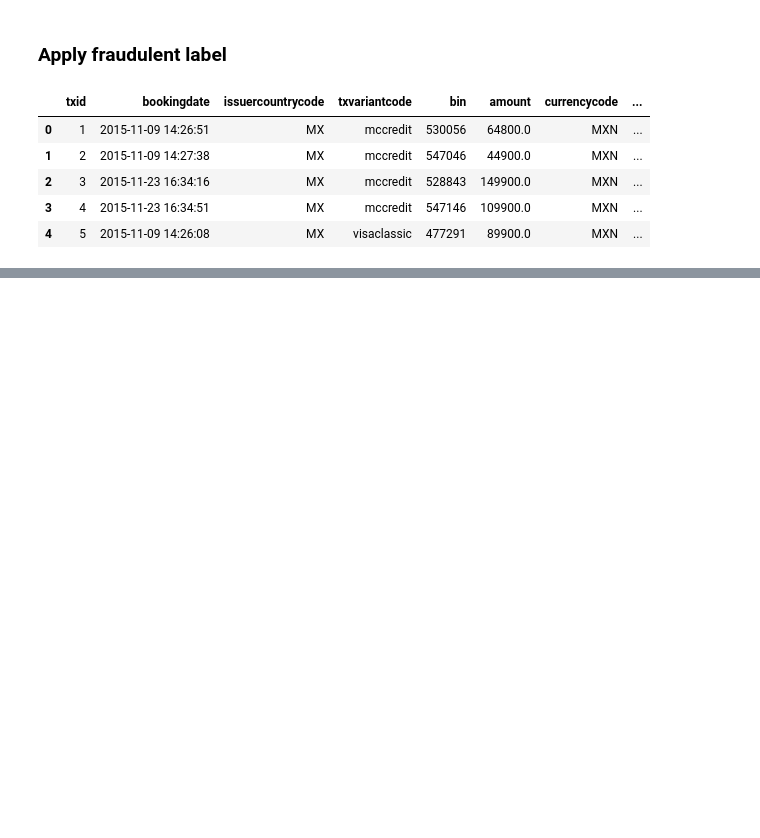
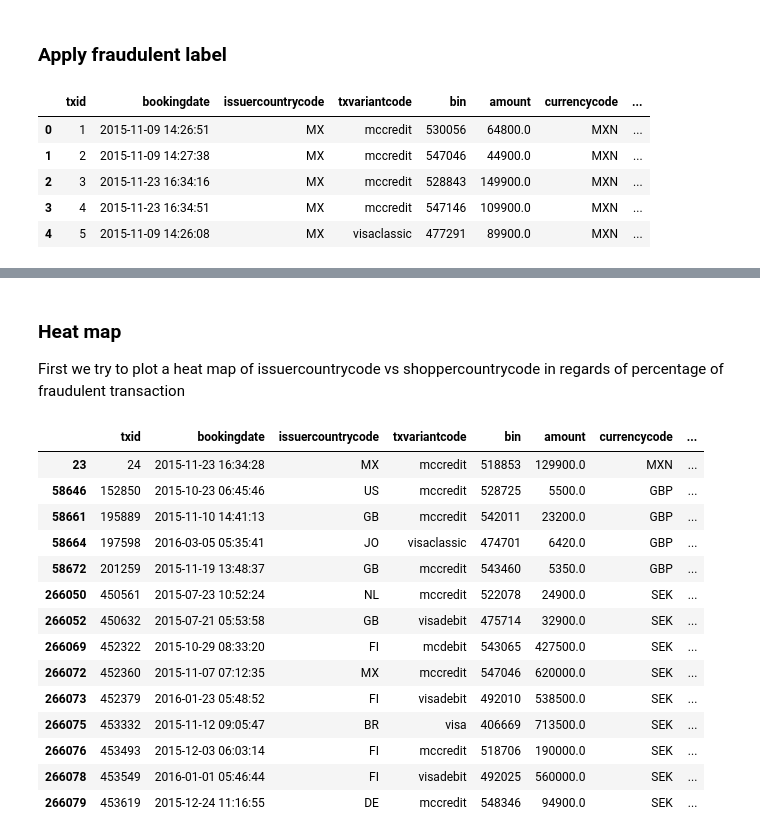
Before and after one commit to enreina/cs4035-lab, a Jupyter notebook: lab1/fraud_detection.ipynb, the cells around one changed output, grey strips where cells are left out. Cells and saved outputs as stored; diff of their text form; code cells hidden in the pictures; blank space fills up the shorter version.

```diff
--- a/lab1/fraud_detection.ipynb
+++ b/lab1/fraud_detection.ipynb
@@ -137,0 +139,6 @@ dtype: object
+# %%
+from currency_converter import CurrencyConverter
+
+currency_converter = CurrencyConverter()
+data_preproc['amount_euro'] = map(lambda x,y: currency_converter.convert(x,y, 'EUR'), data_preproc['amount'],data_preproc['currencycode'])
+data_preproc.head()
@@ -172,0 +195,22 @@ dtype: object
+# %% [markdown]
+### Heat map
+
+First we try to plot a heat map of issuercountrycode vs shoppercountrycode in regards of percentage of fraudulent transaction
+# %%
+data_preproc.loc[(data_preproc['issuercountrycode'] != data_preproc['shoppercountrycode']) & (data_preproc['is_fraud'] == 1)]
+# %% [output]
+|  | txid | bookingdate | issuercountrycode | txvariantcode | bin | amount | currencycode | ... |
+| 23 | 24 | 2015-11-23 16:34:28 | MX | mccredit | 518853 | 129900.0 | MXN | ... |
+| 58646 | 152850 | 2015-10-23 06:45:46 | US | mccredit | 528725 | 5500.0 | GBP | ... |
+| 58661 | 195889 | 2015-11-10 14:41:13 | GB | mccredit | 542011 | 23200.0 | GBP | ... |
+| 58664 | 197598 | 2016-03-05 05:35:41 | JO | visaclassic | 474701 | 6420.0 | GBP | ... |
+| 58672 | 201259 | 2015-11-19 13:48:37 | GB | mccredit | 543460 | 5350.0 | GBP | ... |
+| 266050 | 450561 | 2015-07-23 10:52:24 | NL | mccredit | 522078 | 24900.0 | SEK | ... |
+| 266052 | 450632 | 2015-07-21 05:53:58 | GB | visadebit | 475714 | 32900.0 | SEK | ... |
+| 266069 | 452322 | 2015-10-29 08:33:20 | FI | mcdebit | 543065 | 427500.0 | SEK | ... |
+| 266072 | 452360 | 2015-11-07 07:12:35 | MX | mccredit | 547046 | 620000.0 | SEK | ... |
+| 266073 | 452379 | 2016-01-23 05:48:52 | FI | visadebit | 492010 | 538500.0 | SEK | ... |
+| 266075 | 453332 | 2015-11-12 09:05:47 | BR | visa | 406669 | 713500.0 | SEK | ... |
+| 266076 | 453493 | 2015-12-03 06:03:14 | FI | mccredit | 518706 | 190000.0 | SEK | ... |
+| 266078 | 453549 | 2016-01-01 05:46:44 | FI | visadebit | 492025 | 560000.0 | SEK | ... |
+| 266079 | 453619 | 2015-12-24 11:16:55 | DE | mccredit | 548346 | 94900.0 | SEK | ... |
```
Also changed, not shown: parts of 5 cells of this notebook.
